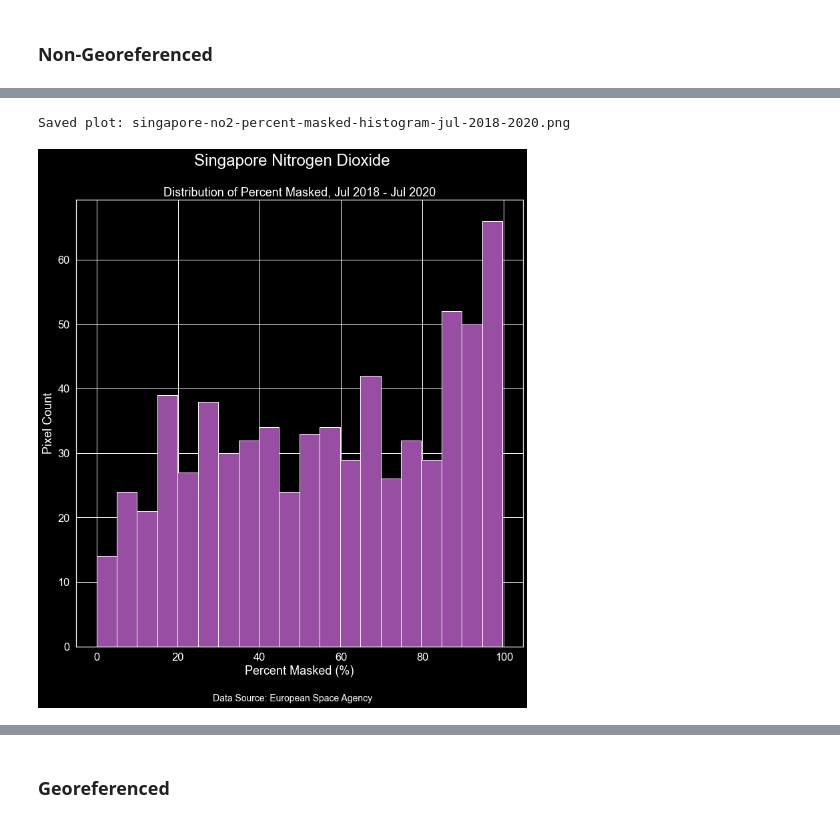
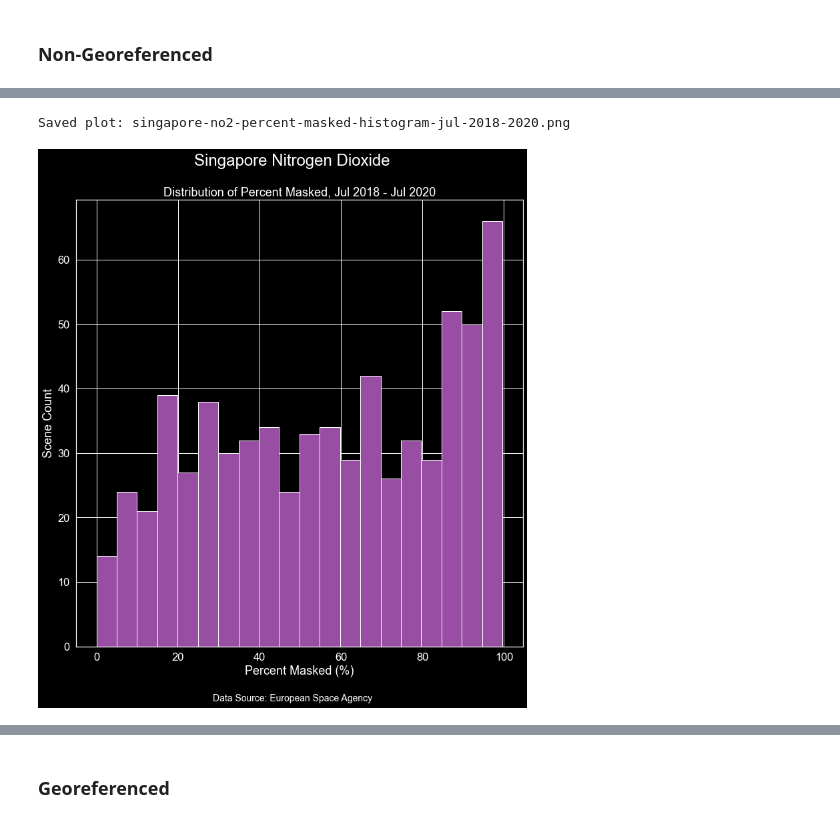
Before and after one commit to calekochenour/sentinel-5p-no2, a Jupyter notebook: 01-code-scripts/sentinel-5p-no2-singapore.ipynb, the cells around one changed output, grey strips where cells are left out. Drawn from its saved outputs; the diff is of its cells as text; code cells hidden in the pictures.

```diff
--- a/01-code-scripts/sentinel-5p-no2-singapore.ipynb
+++ b/01-code-scripts/sentinel-5p-no2-singapore.ipynb
@@ -625,24 +630,25 @@ Saved plot: singapore-no2-percent-masked-full-study-area-jul-2018-2020.png
 # %%
 # Plot and export histogram of percent masked
 fig = stl.plot_histogram(
     percent_masked_arr,
     location="Singapore",
     title="Distribution of Percent Masked, Jul 2018 - Jul 2020",
     xlabel="Percent Masked",
+    ylabel="Scene Count",
     difference=False,
 )
 
 rd.save_figure(
     os.path.join(
         "04-graphics-outputs",
         "histograms",
         "singapore",
         "singapore-no2-percent-masked-histogram-jul-2018-2020.png",
     )
 )
 # %% [output]
 Saved plot: singapore-no2-percent-masked-histogram-jul-2018-2020.png
-[figure, old version]
+[figure, new version]
 [interactive output not drawn]
 # %%
 # Plot and export normalized histogram of percent masked
```
Also changed, not shown: parts of 3 cells of this notebook, 4 other files.
